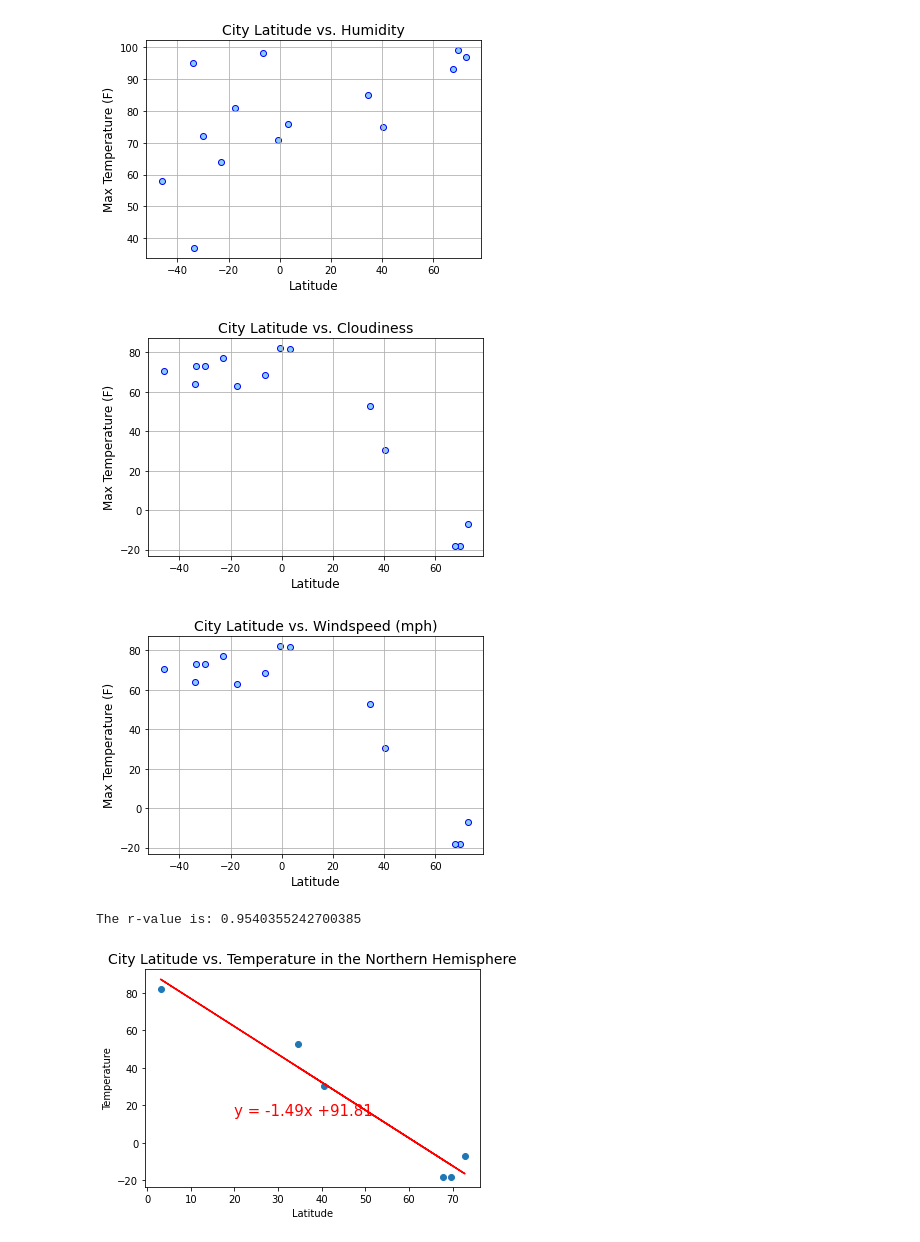
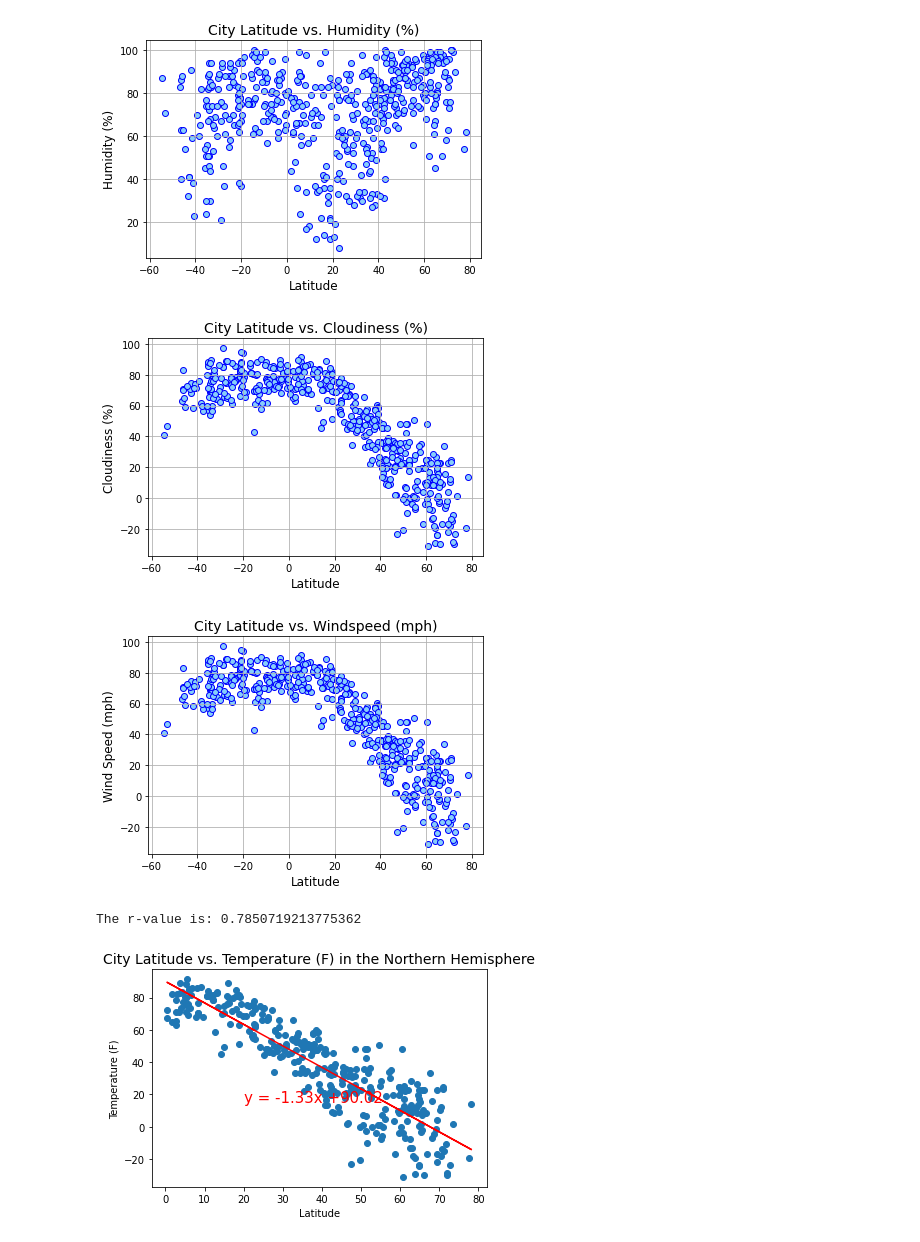
Before and after one commit to danielgarza22/Python-API-Challenge, a Jupyter notebook: WeatherPy/WeatherPy.ipynb, the cells around one changed output. Drawn from its saved outputs; the diff is of its cells as text; code cells hidden in the pictures.

Commit message:
Completed WeatherPy and VacationPy homework

```diff
--- a/WeatherPy/WeatherPy.ipynb
+++ b/WeatherPy/WeatherPy.ipynb
@@ -17,8 +24,8 @@ lat_longs = []
 cities = []
 
 # Create a set of random latitude and longitude
-lat = np.random.uniform(lat_range[0], lat_range[1], size=50)
-long = np.random.uniform(long_range[0], long_range[1], size=50)
+lat = np.random.uniform(lat_range[0], lat_range[1], size=1300)
+long = np.random.uniform(long_range[0], long_range[1], size=1300)
 lat_longs = zip(lat, long)
 
 # Identify nearest city for each latitude and longitude
@@ -28,6 +35,6 @@ for lat_long in lat_longs:
     # If the city is unique, then add it to the list called "cities"
     if city not in cities:
         cities.append(city)
-
+# Print the number of cities
 len(cities)
 # %% [output]
@@ -103,14 +103,7 @@ Record 1 of 5 | jamestown
 Data Complete
 # %%
 # Create a data frame from cities, lat, and temp
-weather_df = pd.DataFrame({"City": city_name,
-                           "Country": country,
-                           "Latitude": lat,
-                           "Longitude": long,
-                           "Temp (F)": temp,
-                           "Humidity (%)": hum,
-                           "Cloudiness (%)": cloud,
-                           "Wind Speed (mph)": wind})
+weather_df = pd.DataFrame(weather_data)
 # Export data to CSV file
 weather_df.to_csv("output_data/cities.csv", index=True, index_label="City ID", header=True)
 # Print data
@@ -162,8 +151,8 @@ humidity = weather_df["Humidity (%)"]
 plt.scatter(latitudes, humidity, marker="o", facecolors="lightskyblue", edgecolors="blue")
 
 # Assign to the plot, title, x label and y label
-plt.title("City Latitude vs. Humidity", fontsize=14)
-plt.ylabel("Max Temperature (F)", fontsize=12)
+plt.title("City Latitude vs. Humidity (%)", fontsize=14)
+plt.ylabel("Humidity (%)", fontsize=12)
 plt.xlabel("Latitude", fontsize=12)
 plt.grid()
 
@@ -172,7 +161,7 @@ plt.savefig("Images/latitude-vs-humidity.png")
 # Print plot
 plt.show()
 # %% [output]
-[figure, old version]
+[figure, new version]
 # %%
 # Cloudiness (%) vs. Latitude plot
 latitudes = weather_df["Latitude"]
@@ -182,8 +171,8 @@ cloudiness = weather_df["Cloudiness (%)"]
 plt.scatter(latitudes, temperatures, marker="o", facecolors="lightskyblue", edgecolors="blue")
 
 # Assign to the plot, title, x label and y label
-plt.title("City Latitude vs. Cloudiness", fontsize=14)
-plt.ylabel("Max Temperature (F)", fontsize=12)
+plt.title("City Latitude vs. Cloudiness (%)", fontsize=14)
+plt.ylabel("Cloudiness (%)", fontsize=12)
 plt.xlabel("Latitude", fontsize=12)
 plt.grid()
 
@@ -192,7 +181,7 @@ plt.savefig("Images/latitude-vs-cloudiness.png")
 # Print plot
 plt.show()
 # %% [output]
-[figure, old version]
+[figure, new version]
 # %%
 # Wind Speed (mph) vs. Latitude
 latitudes = weather_df["Latitude"]
@@ -203,7 +192,7 @@ plt.scatter(latitudes, temperatures, marker="o", facecolors="lightskyblue", edge
 
 # Assign to the plot, title, x label and y label
 plt.title("City Latitude vs. Windspeed (mph)", fontsize=14)
-plt.ylabel("Max Temperature (F)", fontsize=12)
+plt.ylabel("Wind Speed (mph)", fontsize=12)
 plt.xlabel("Latitude", fontsize=12)
 plt.grid()
 
@@ -212,41 +201,41 @@ plt.savefig("Images/latitude-vs-windspeed.png")
 # Print plot
 plt.show()
 # %% [output]
-[figure, old version]
+[figure, new version]
 # %%
  # Linear regression - Northern Hemisphere - Temperature (F) vs. Latitude
 
 # Get cities with latitude equal or over "0"
 northern_lat = weather_df.loc[weather_df["Latitude"] >= 0, :].copy().reset_index(drop=True)
 
 north_lat = northern_lat["Latitude"]
-north_temp = northern_lat["Temp (F)"]
+north_temp = northern_lat["Temperature (F)"]
 
 (slope, intercept, rvalue, pvalue, stderr) = stats.linregress(north_lat, north_temp)
 regress_values = north_lat * slope + intercept
 
 # Create line equation string
 line_eq = "y = " + str(round(slope,2)) + "x +" + str(round(intercept,2))
 
 # Create Plot
 plt.scatter(north_lat, north_temp)
 plt.plot(north_lat,regress_values,"r-")
 
 # Label plot and annotate the line equation
-plt.title("City Latitude vs. Temperature in the Northern Hemisphere", fontsize=14)
+plt.title("City Latitude vs. Temperature (F) in the Northern Hemisphere", fontsize=14)
 plt.xlabel('Latitude')
-plt.ylabel('Temperature')
+plt.ylabel('Temperature (F)')
 plt.annotate(line_eq,(20,15),fontsize=15,color="red")
 
 # Print r value
 print(f"The r-value is: {rvalue**2}")
 
 # Export and save scatter plot as an image
 plt.savefig("Images/northern-latitude-vs-temperature-lin_reg.png")
 plt.show()
 # %% [output]
-The r-value is: 0.9540355242700385
+The r-value is: 0.7850719213775362
-[figure, old version]
+[figure, new version]
 # %%
  # Linear regression - Southern Hemisphere - Temperature (F) vs. Latitude
 
```
Also changed, not shown: parts of 13 cells of this notebook, 14 other files.
